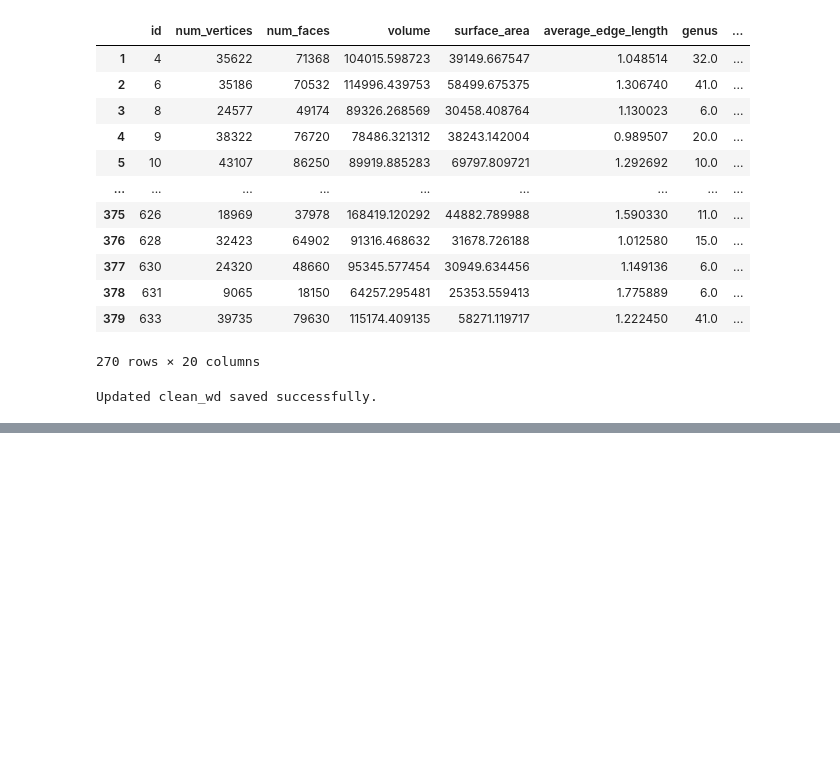
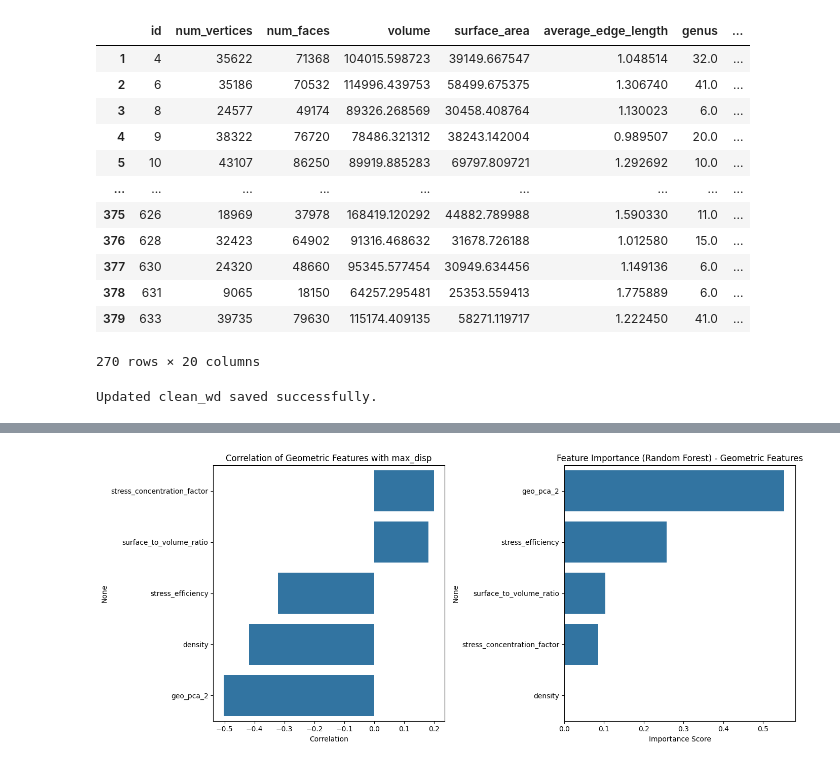
Before and after one commit to mishramlan/JEB-structural-simulation, a Jupyter notebook: Notebooks/Data_Analysis/feature_analysis.ipynb, the cells around one changed output, grey strips where cells are left out. Saved outputs shown, nothing was run; the diff lists cells and outputs as text; code cells hidden in the pictures; blank space fills up the shorter version.

```diff
--- a/Notebooks/Data_Analysis/feature_analysis.ipynb
+++ b/Notebooks/Data_Analysis/feature_analysis.ipynb
@@ -350,0 +432,12 @@ clean_wd
+# %%
+# Avoid division errors
+clean_wd["density"] = clean_wd["mass"] / (clean_wd["volume"] + 1e-6)
+clean_wd["surface_to_volume_ratio"] = clean_wd["surface_area"] / (clean_wd["volume"] + 1e-6)
+clean_wd["edge_density"] = clean_wd["num_faces"] / (clean_wd["num_vertices"] + 1e-6)
+clean_wd["compactness"] = clean_wd["volume"] / (clean_wd["surface_area"] ** 3 + 1e-6)
+clean_wd["stress_efficiency"] = clean_wd["max_stress"] / (clean_wd["max_disp"] + 1e-6)
+clean_wd["stress_concentration_factor"] = clean_wd["max_stress"] / (clean_wd["mean_stress"] + 1e-6)
+
+# Compute correlation of new descriptors with max_disp
+new_corr = clean_wd[["density", "surface_to_volume_ratio", "edge_density",
+               "compactness", "stress_efficiency", "stress_concentration_factor"]].corrwith(clean_wd["max_disp"])
@@ -350,0 +504,27 @@ clean_wd
+# %%
+# Compute correlation matrix for geometric features
+geo_corr_matrix = clean_wd[geo_selected_features + ["max_disp"]].corr()
+geo_corr_with_target = geo_corr_matrix["max_disp"].drop("max_disp").sort_values(ascending=False)
+
+# Compute feature importance using Random Forest
+rf_geo_model = RandomForestRegressor(n_estimators=100, random_state=42)
+rf_geo_model.fit(X_geo, y)
+geo_feature_importance = pd.Series(rf_geo_model.feature_importances_, index=geo_selected_features).sort_values(ascending=False)
+
+# Plot correlation and feature importance
+fig, axes = plt.subplots(1, 2, figsize=(14, 6))
+
+# Correlation Plot
+sns.barplot(x=geo_corr_with_target.values, y=geo_corr_with_target.index, ax=axes[0])
+axes[0].set_title("Correlation of Geometric Features with max_disp")
+axes[0].set_xlabel("Correlation")
+
+# Feature Importance Plot
+sns.barplot(x=geo_feature_importance.values, y=geo_feature_importance.index, ax=axes[1])
+axes[1].set_title("Feature Importance (Random Forest) - Geometric Features")
+axes[1].set_xlabel("Importance Score")
+
+plt.tight_layout()
+plt.show()
+# %% [output]
+[figure, added]
```
Also changed, not shown: parts of 7 cells of this notebook, 1 other file.
